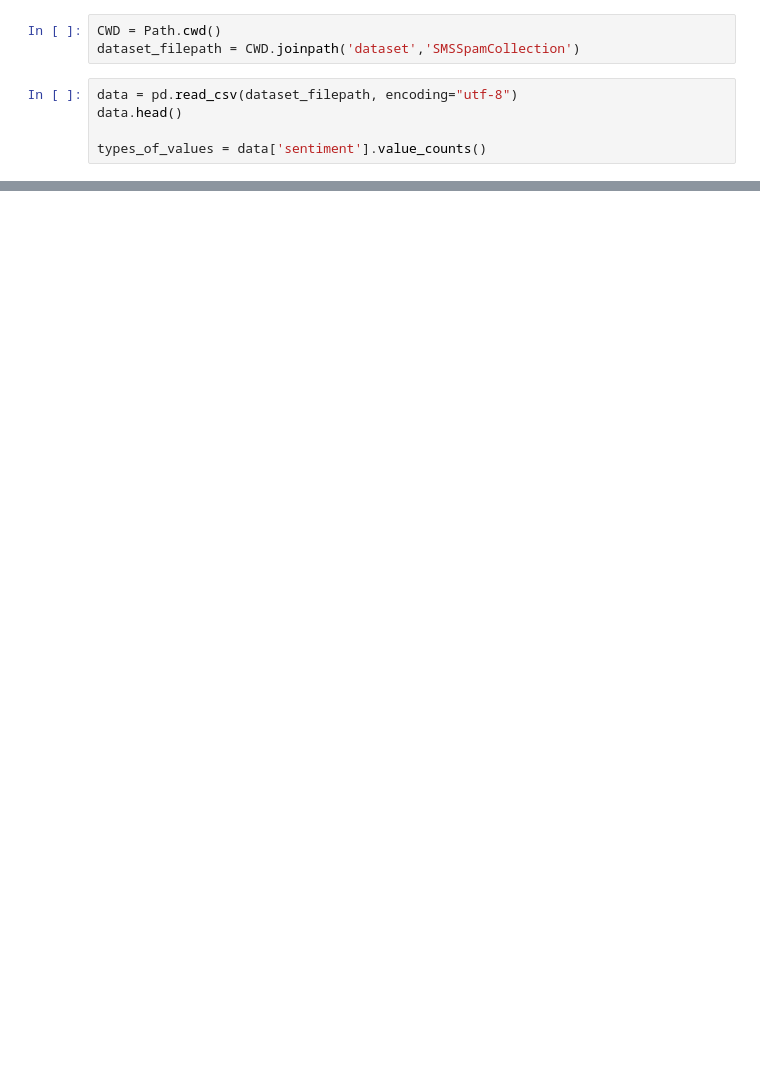
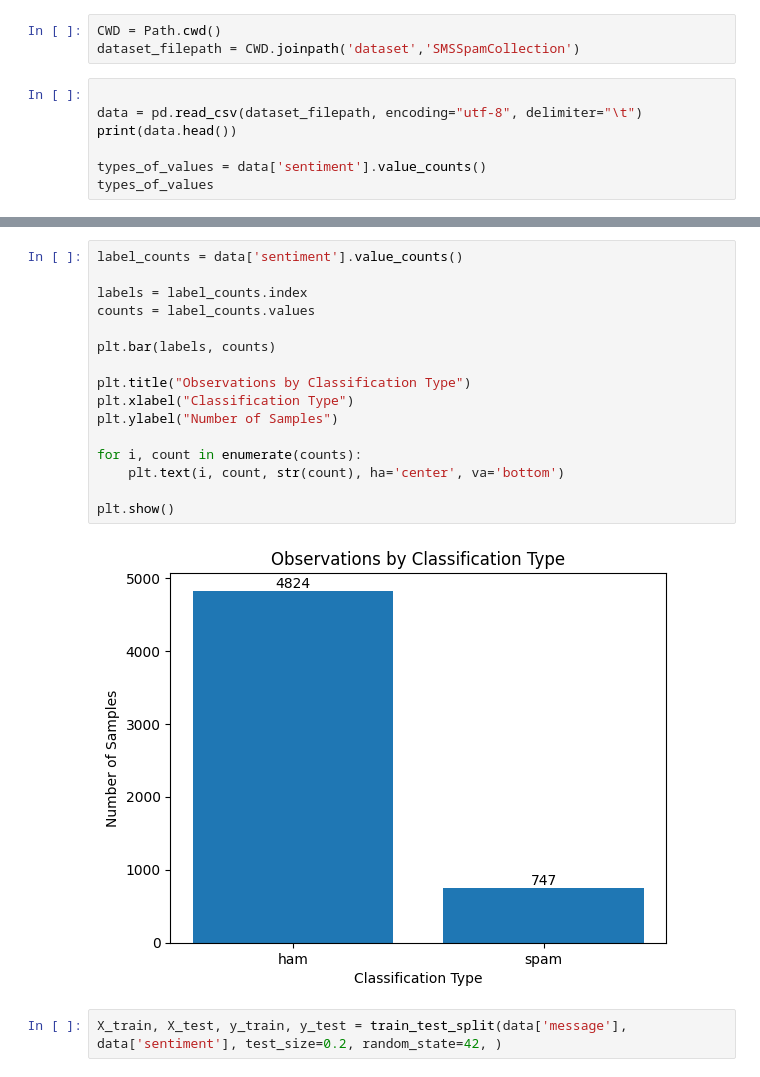
Before and after one commit to arvanehj/Project-6, a Jupyter notebook: ArvanehJProject6.ipynb, the cells around one changed output, grey strips where cells are left out. Cells and saved outputs as stored; diff of their text form; blank space fills up the shorter version.

```diff
--- a/ArvanehJProject6.ipynb
+++ b/ArvanehJProject6.ipynb
@@ -31,8 +35,10 @@ Note: you may need to restart the kernel to use updated packages.
 CWD = Path.cwd()
 dataset_filepath = CWD.joinpath('dataset','SMSSpamCollection')
 # %%
-data = pd.read_csv(dataset_filepath, encoding="utf-8")
-data.head()
+
+data = pd.read_csv(dataset_filepath, encoding="utf-8", delimiter="\t")
+print(data.head())
 
 types_of_values = data['sentiment'].value_counts()
+types_of_values
 # %% [output]
@@ -39,0 +55,20 @@ ParserError: Error tokenizing data. C error: Expected 2 fields in line 12, saw 4
+# %%
+label_counts = data['sentiment'].value_counts()
+
+labels = label_counts.index
+counts = label_counts.values
+
+plt.bar(labels, counts)
+
+plt.title("Observations by Classification Type")
+plt.xlabel("Classification Type")
+plt.ylabel("Number of Samples")
+
+for i, count in enumerate(counts):
+    plt.text(i, count, str(count), ha='center', va='bottom')
+
+plt.show()
+# %% [output]
+[figure, added]
+# %%
+X_train, X_test, y_train, y_test = train_test_split(data['message'], data['sentiment'], test_size=0.2, random_state=42, )
```
Also changed, not shown: parts of 14 cells of this notebook, 2 other files.
